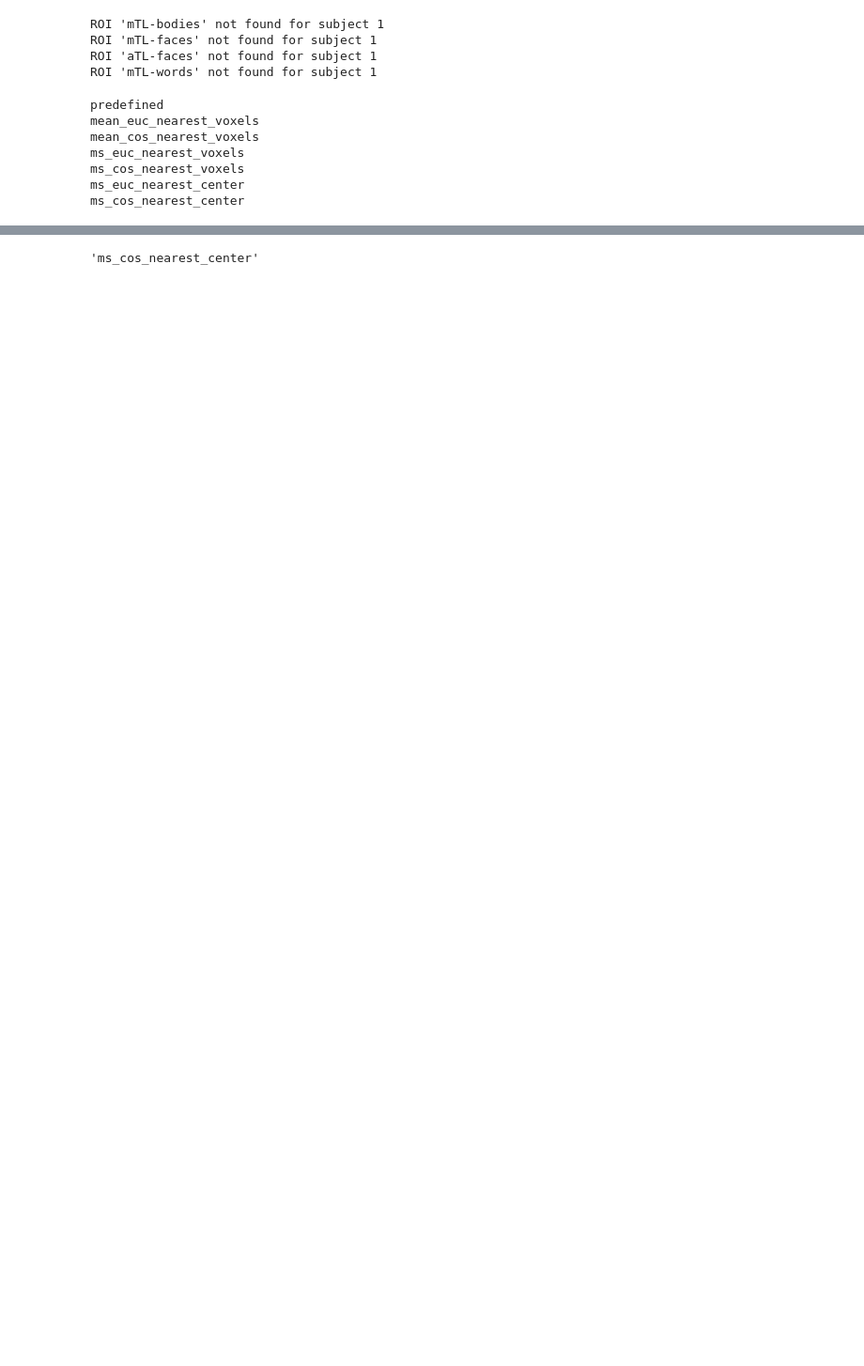
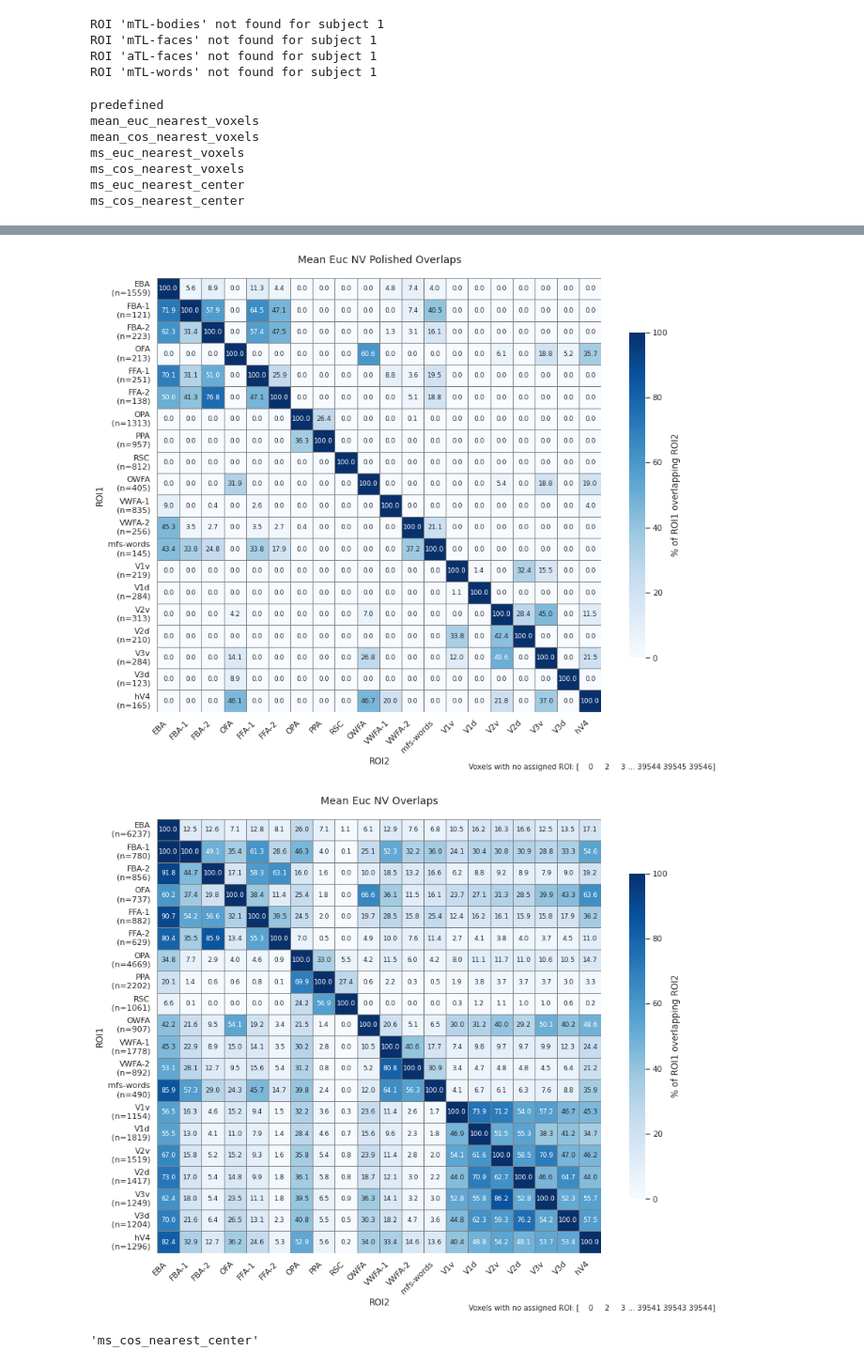
Before and after one commit to matanyaw9/3rd_rotation, a Jupyter notebook: test_brain_figures.ipynb, the cells around one changed output, grey strips where cells are left out. Shown at 94% size. Saved outputs shown, nothing was run; the diff lists cells and outputs as text; code cells hidden in the pictures; blank space fills up the shorter version.

```diff
--- a/test_brain_figures.ipynb
+++ b/test_brain_figures.ipynb
@@ -39,3 +42,6 @@ voxel_embeddings = voxel_embeddings[sub_indices]
 Using cache found in /home/matanyaw/.cache/torch/hub/facebookresearch_dinov2_main
 # %%
 DATA_DIR = '/home/matanyaw/DIP_decoder/data'
+# %%
+coverages = ROI_coverage.load_coverages('/home/matanyaw/DIP_decoder/data/roi_coverages', exclude=['euc'])
+coverages
@@ -66,7 +80,7 @@ ROI 'mTL-words' not found for subject 1
 roi_coverage_configs = []
 
 roi_coverage_configs.append(ROI_coverage.InferRoiCoverageConfig(voxel_embeddings=voxel_embeddings, predefined_ROI_indices_dict=predefined_ROI_indices,
-                                                                center_method='mean', metric='euclidean', discrimination_method='predefined'))
+                                                                center_method=None, metric=None, discrimination_method='predefined'))
 
 roi_coverage_configs.append(ROI_coverage.InferRoiCoverageConfig(voxel_embeddings=voxel_embeddings, predefined_ROI_indices_dict=predefined_ROI_indices,
                                                                 center_method='mean', metric='euclidean', discrimination_method='nearest_voxels'))
@@ -100,3 +113,10 @@ ms_euc_nearest_voxels
 ms_cos_nearest_voxels
 ms_euc_nearest_center
 ms_cos_nearest_center
+# %%
+polished_configs = []
+for config in roi_coverage_configs:
+    print(config.name)
+    polished_config = config.copy()
+    polished_config.clear_islands()
+    polished_configs.append(polished_config)
@@ -122,3 +206,9 @@ for coverage in roi_coverage_configs:
+# %%
+polished_configs[1].plot_ROI_overlap()
+roi_coverage_configs[1].plot_ROI_overlap()
+# %% [output]
+[figure, added]
+[figure, added]
 # %%
 c = ROI_coverage.InferRoiCoverageConfig.load('/home/matanyaw/DIP_decoder/data/roi_coverages/ms_cos_nearest_center.pkl')
 c.name
```
Also changed, not shown: parts of 13 cells of this notebook, 4 other files.
